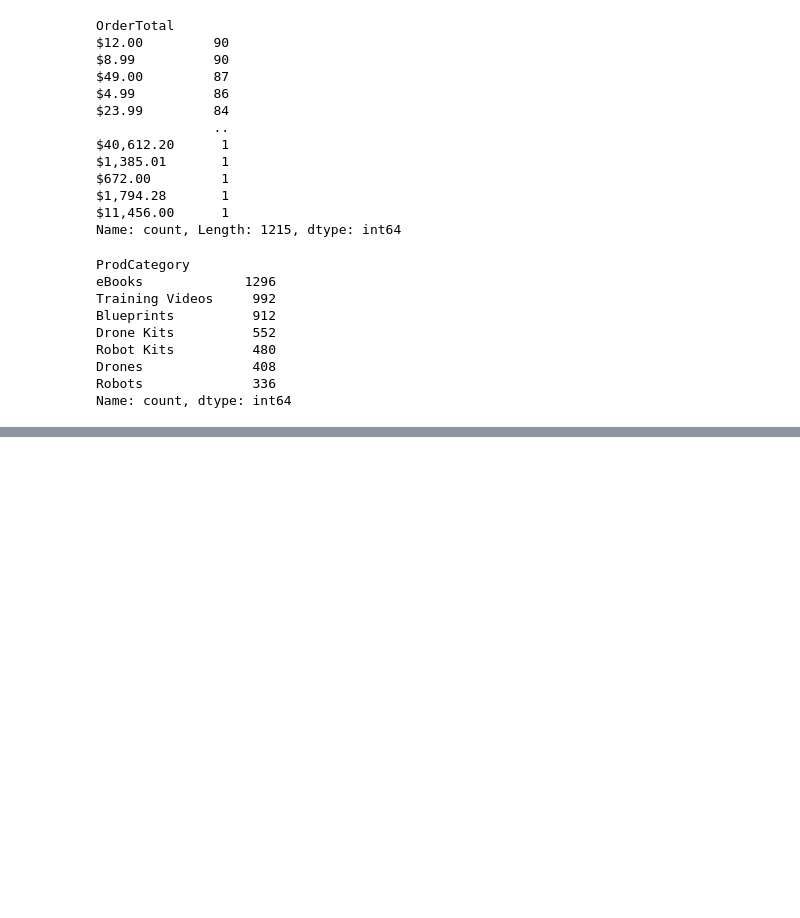
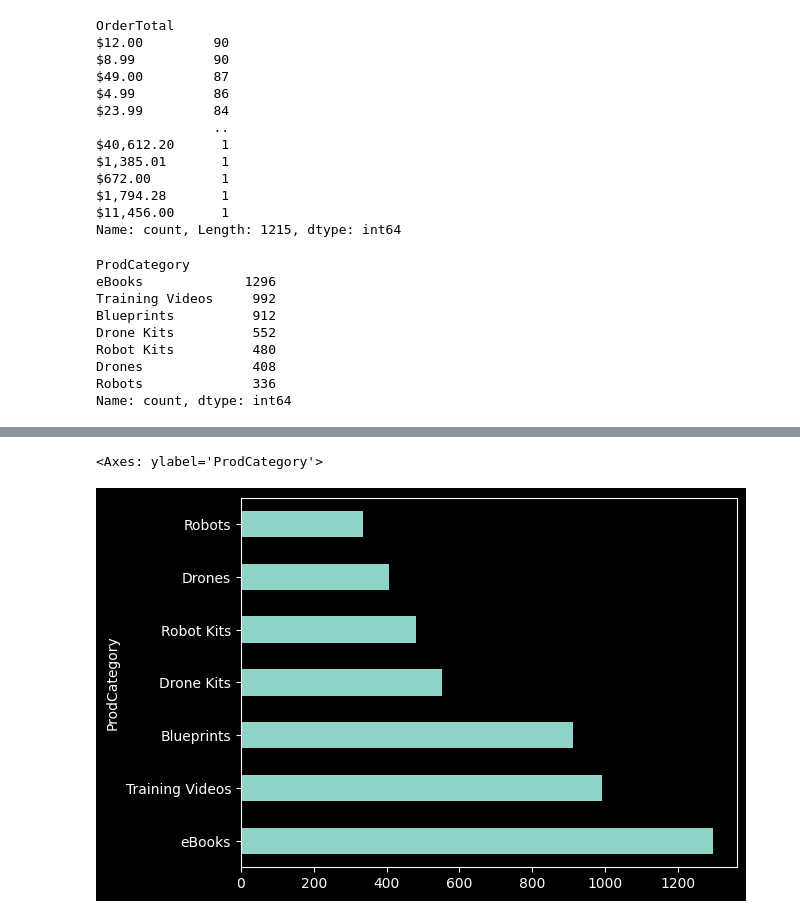
Before and after one commit to csmai/advanced-python-practical-database-examples-4363655, a Jupyter notebook: pandas-workspace/Pandas-Practice.ipynb, the cells around one changed output, grey strips where cells are left out. Saved outputs shown, nothing was run; the diff lists cells and outputs as text; code cells hidden in the pictures; blank space fills up the shorter version.

```diff
--- a/pandas-workspace/Pandas-Practice.ipynb
+++ b/pandas-workspace/Pandas-Practice.ipynb
@@ -84,0 +92,5 @@ Name: count, dtype: int64
+# %%
+df["ProdCategory"].value_counts().plot(kind="barh")
+# %% [output]
+<Axes: ylabel='ProdCategory'>
+[figure, added]
```
Also changed, not shown: parts of 2 cells of this notebook.
